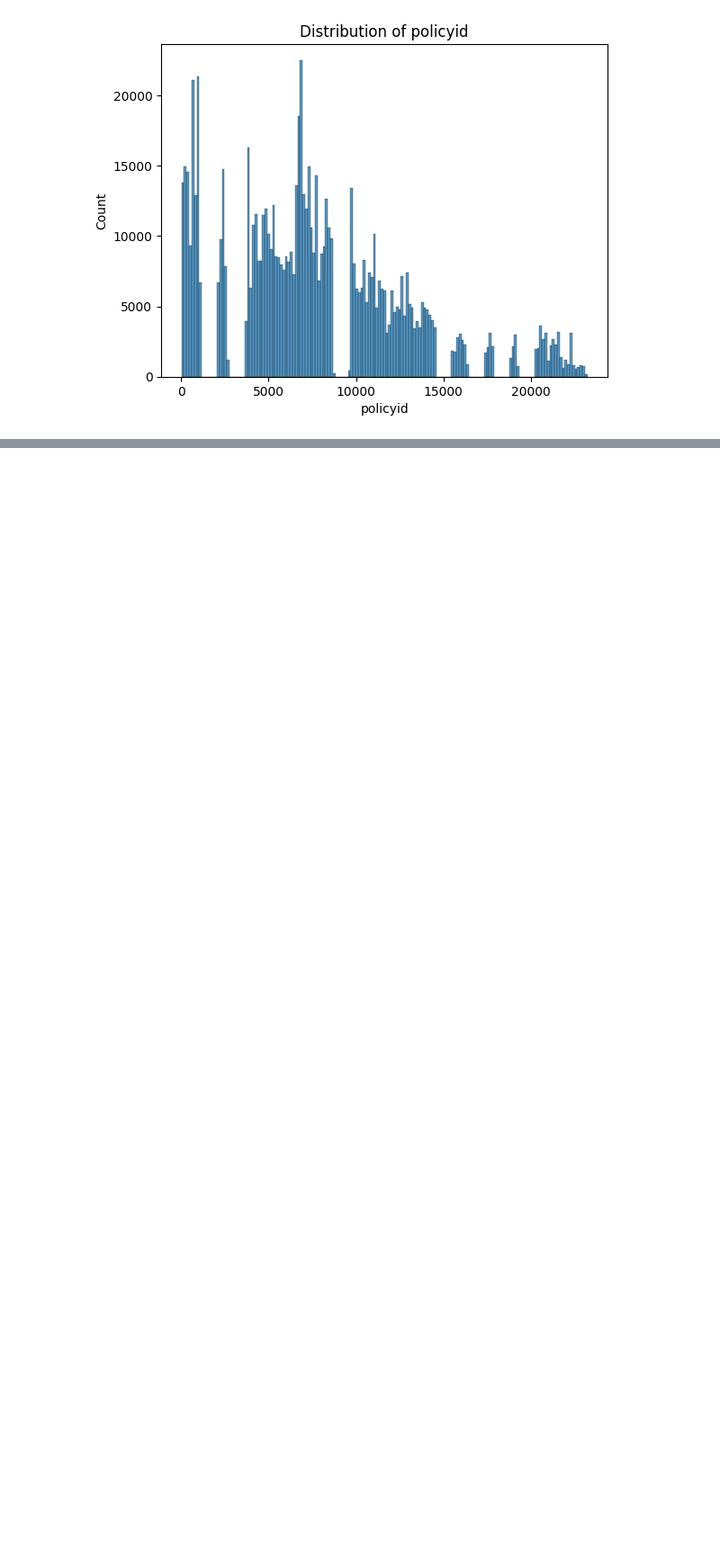
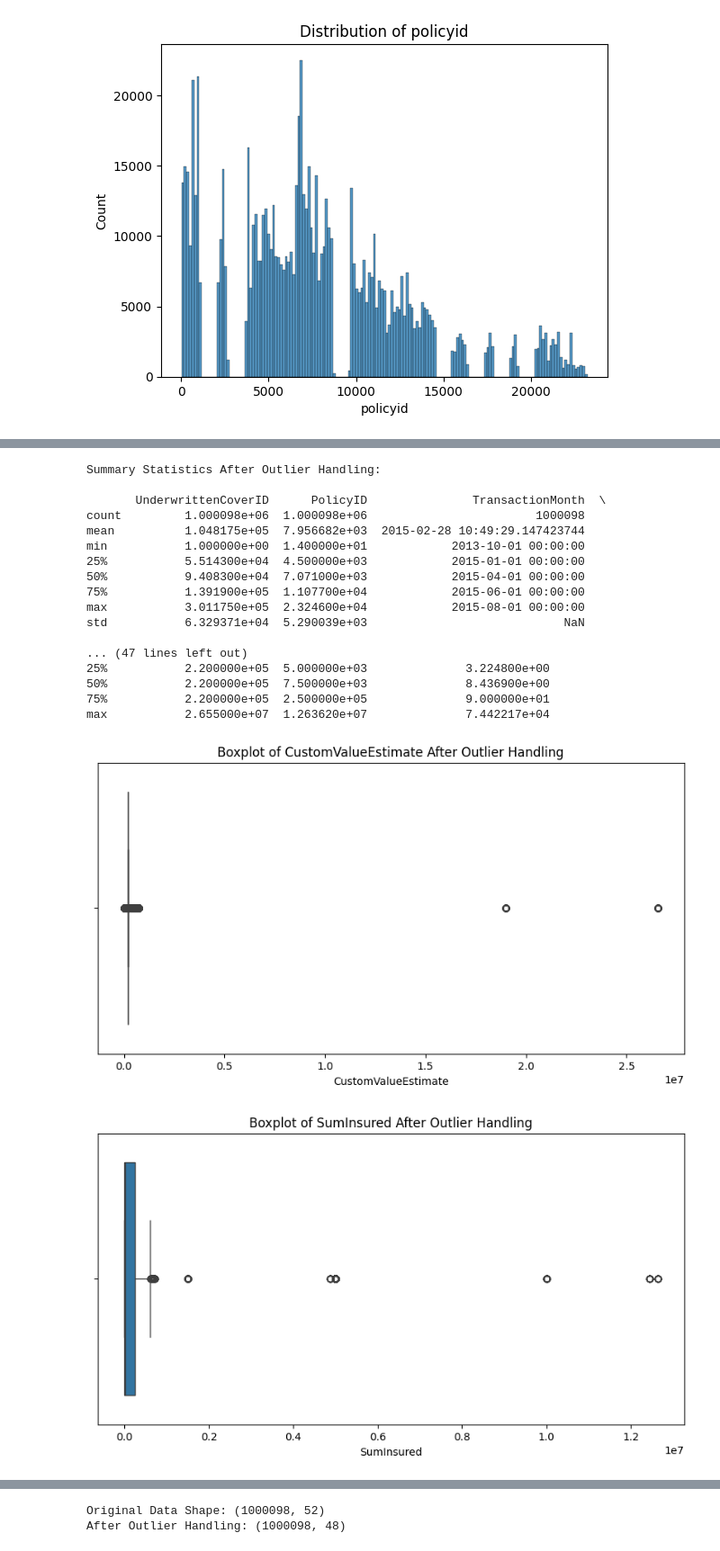
Before and after one commit to nebiyou27/Insurance-Analytics, a Jupyter notebook: notebooks/01_data_exploration.ipynb, the cells around one changed output, grey strips where cells are left out. Shown at 90% size. Drawn from its saved outputs; the diff is of its cells as text; code cells hidden in the pictures; blank space fills up the shorter version.

```diff
--- a/notebooks/01_data_exploration.ipynb
+++ b/notebooks/01_data_exploration.ipynb
@@ -210,0 +1317,50 @@ std                  335.039685       8.769871     450.348698
+# %%
+import pandas as pd
+import matplotlib.pyplot as plt
+import seaborn as sns
+
+# Load your dataset
+file_path = r"C:\Users\neba\Documents\week-3\MachineLearningRating_v3.csv"
+df_original = pd.read_csv(file_path)
+
+# 1️⃣ Check Summary Statistics Again
+print("Summary Statistics After Outlier Handling:\n")
+print(df.describe())
+
+# 2️⃣ Check Specific Columns for Changes
+print("\nDetailed Stats for Key Columns After Outlier Handling:\n")
+print(df[['CustomValueEstimate', 'SumInsured', 'CalculatedPremiumPerTerm']].describe())
+
+# 3️⃣ Boxplots to Visualize Changes
+columns_to_plot = ['CustomValueEstimate', 'SumInsured', 'CalculatedPremiumPerTerm']
+
+for col in columns_to_plot:
+    plt.figure(figsize=(10, 5))
+    sns.boxplot(x=df[col])
+    plt.title(f"Boxplot of {col} After Outlier Handling")
+    plt.show()
+
+# 4️⃣ Compare Before & After Row Counts
+# Assuming you made a copy of the original dataset before outlier handling
+print(f"\nOriginal Data Shape: {df_original.shape}")  # If you stored df_original before modifications
+print(f"After Outlier Handling: {df.shape}")
+# %% [output]
+Summary Statistics After Outlier Handling:
+
+       UnderwrittenCoverID      PolicyID               TransactionMonth  \
+count         1.000098e+06  1.000098e+06                        1000098
+mean          1.048175e+05  7.956682e+03  2015-02-28 10:49:29.147423744
+min           1.000000e+00  1.400000e+01            2013-10-01 00:00:00
+25%           5.514300e+04  4.500000e+03            2015-01-01 00:00:00
+50%           9.408300e+04  7.071000e+03            2015-04-01 00:00:00
+75%           1.391900e+05  1.107700e+04            2015-06-01 00:00:00
+max           3.011750e+05  2.324600e+04            2015-08-01 00:00:00
+std           6.329371e+04  5.290039e+03                            NaN
+
+... (47 lines left out)
+25%           2.200000e+05  5.000000e+03              3.224800e+00
+50%           2.200000e+05  7.500000e+03              8.436900e+00
+75%           2.200000e+05  2.500000e+05              9.000000e+01
+max           2.655000e+07  1.263620e+07              7.442217e+04
+[figure, added]
+[figure, added]
@@ -210,0 +1368,2 @@ std                  335.039685       8.769871     450.348698
+Original Data Shape: (1000098, 52)
+After Outlier Handling: (1000098, 48)
```
Also changed, not shown: parts of 17 cells of this notebook, 1 other file.
